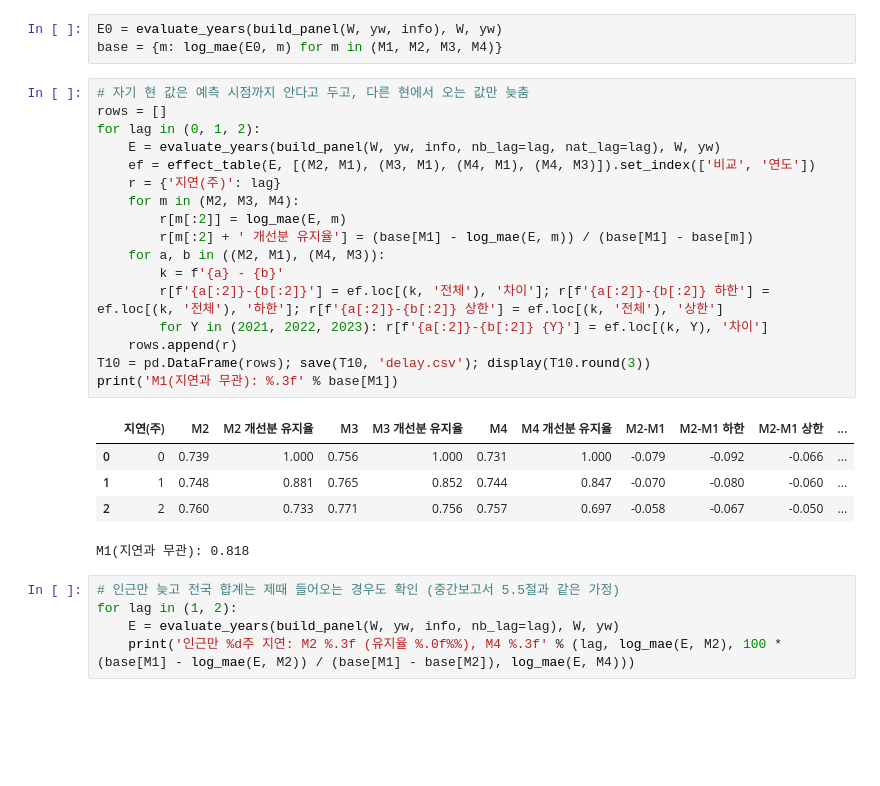
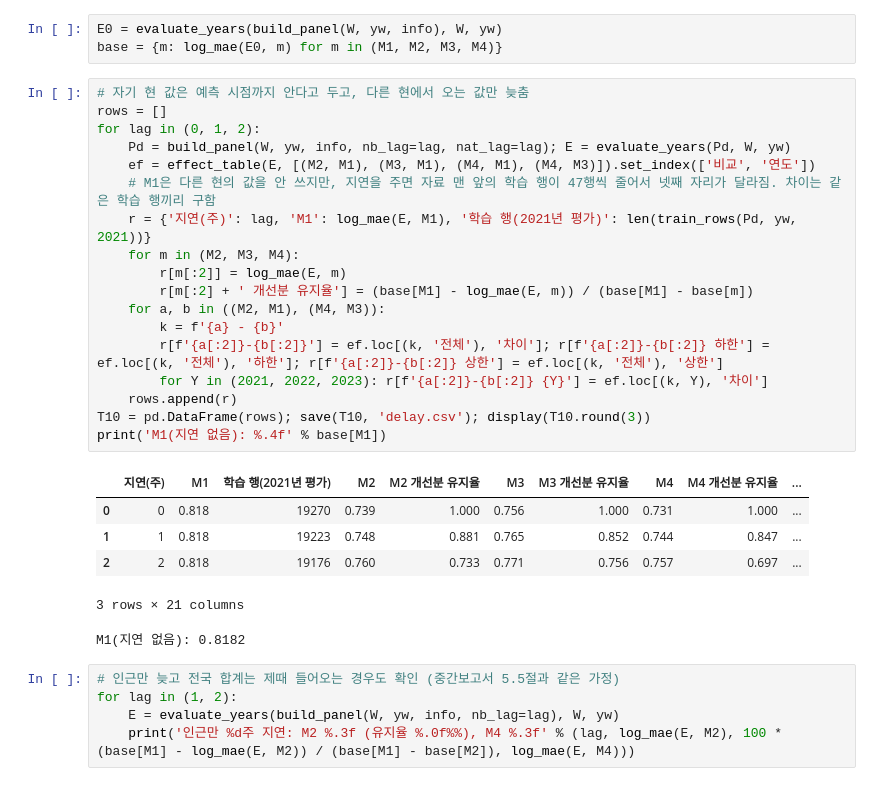
Before and after one commit to archi142857/data_competition_rsv, a Jupyter notebook: RSV_final_analysis.ipynb, the cells around one changed output. Cells and saved outputs as stored; diff of their text form; blank space fills up the shorter version.

```diff
--- a/RSV_final_analysis.ipynb
+++ b/RSV_final_analysis.ipynb
@@ -952,26 +952,28 @@ base = {m: log_mae(E0, m) for m in (M1, M2, M3, M4)}
 # %%
 # 자기 현 값은 예측 시점까지 안다고 두고, 다른 현에서 오는 값만 늦춤
 rows = []
 for lag in (0, 1, 2):
-    E = evaluate_years(build_panel(W, yw, info, nb_lag=lag, nat_lag=lag), W, yw)
+    Pd = build_panel(W, yw, info, nb_lag=lag, nat_lag=lag); E = evaluate_years(Pd, W, yw)
     ef = effect_table(E, [(M2, M1), (M3, M1), (M4, M1), (M4, M3)]).set_index(['비교', '연도'])
-    r = {'지연(주)': lag}
+    # M1은 다른 현의 값을 안 쓰지만, 지연을 주면 자료 맨 앞의 학습 행이 47행씩 줄어서 넷째 자리가 달라짐. 차이는 같은 학습 행끼리 구함
+    r = {'지연(주)': lag, 'M1': log_mae(E, M1), '학습 행(2021년 평가)': len(train_rows(Pd, yw, 2021))}
     for m in (M2, M3, M4):
         r[m[:2]] = log_mae(E, m)
         r[m[:2] + ' 개선분 유지율'] = (base[M1] - log_mae(E, m)) / (base[M1] - base[m])
     for a, b in ((M2, M1), (M4, M3)):
         k = f'{a} - {b}'
         r[f'{a[:2]}-{b[:2]}'] = ef.loc[(k, '전체'), '차이']; r[f'{a[:2]}-{b[:2]} 하한'] = ef.loc[(k, '전체'), '하한']; r[f'{a[:2]}-{b[:2]} 상한'] = ef.loc[(k, '전체'), '상한']
         for Y in (2021, 2022, 2023): r[f'{a[:2]}-{b[:2]} {Y}'] = ef.loc[(k, Y), '차이']
     rows.append(r)
 T10 = pd.DataFrame(rows); save(T10, 'delay.csv'); display(T10.round(3))
-print('M1(지연과 무관): %.3f' % base[M1])
+print('M1(지연 없음): %.4f' % base[M1])
 # %% [output]
-|  | 지연(주) | M2 | M2 개선분 유지율 | M3 | M3 개선분 유지율 | M4 | M4 개선분 유지율 | M2-M1 | M2-M1 하한 | M2-M1 상한 | ... |
-| 0 | 0 | 0.739 | 1.000 | 0.756 | 1.000 | 0.731 | 1.000 | -0.079 | -0.092 | -0.066 | ... |
-| 1 | 1 | 0.748 | 0.881 | 0.765 | 0.852 | 0.744 | 0.847 | -0.070 | -0.080 | -0.060 | ... |
-| 2 | 2 | 0.760 | 0.733 | 0.771 | 0.756 | 0.757 | 0.697 | -0.058 | -0.067 | -0.050 | ... |
+|  | 지연(주) | M1 | 학습 행(2021년 평가) | M2 | M2 개선분 유지율 | M3 | M3 개선분 유지율 | M4 | M4 개선분 유지율 | ... |
+| 0 | 0 | 0.818 | 19270 | 0.739 | 1.000 | 0.756 | 1.000 | 0.731 | 1.000 | ... |
+| 1 | 1 | 0.818 | 19223 | 0.748 | 0.881 | 0.765 | 0.852 | 0.744 | 0.847 | ... |
+| 2 | 2 | 0.818 | 19176 | 0.760 | 0.733 | 0.771 | 0.756 | 0.757 | 0.697 | ... |
-M1(지연과 무관): 0.818
+3 rows × 21 columns
+M1(지연 없음): 0.8182
 # %%
 # 인근만 늦고 전국 합계는 제때 들어오는 경우도 확인 (중간보고서 5.5절과 같은 가정)
 for lag in (1, 2):
```
Also changed, not shown: parts of 19 cells of this notebook, 4 other files.
